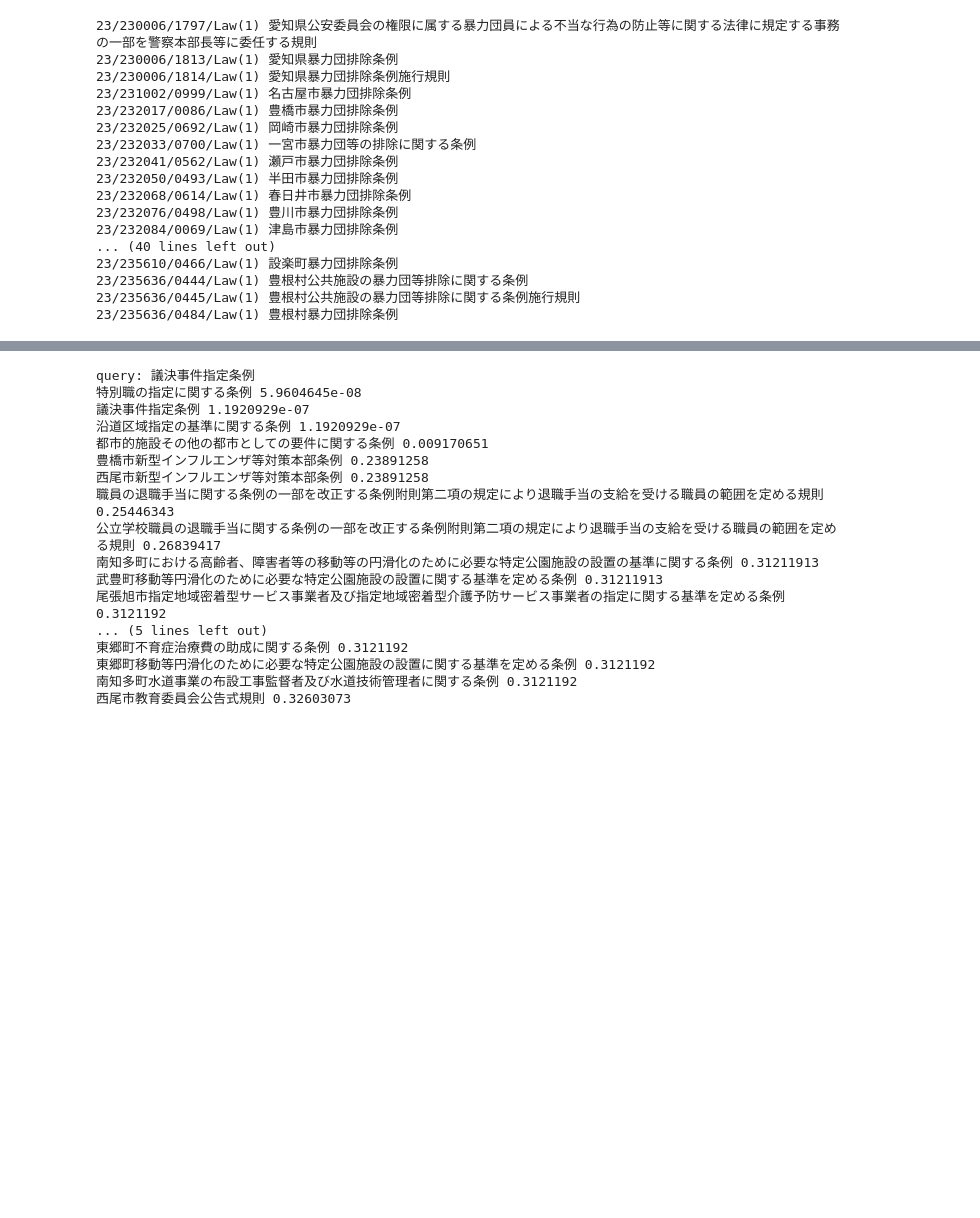
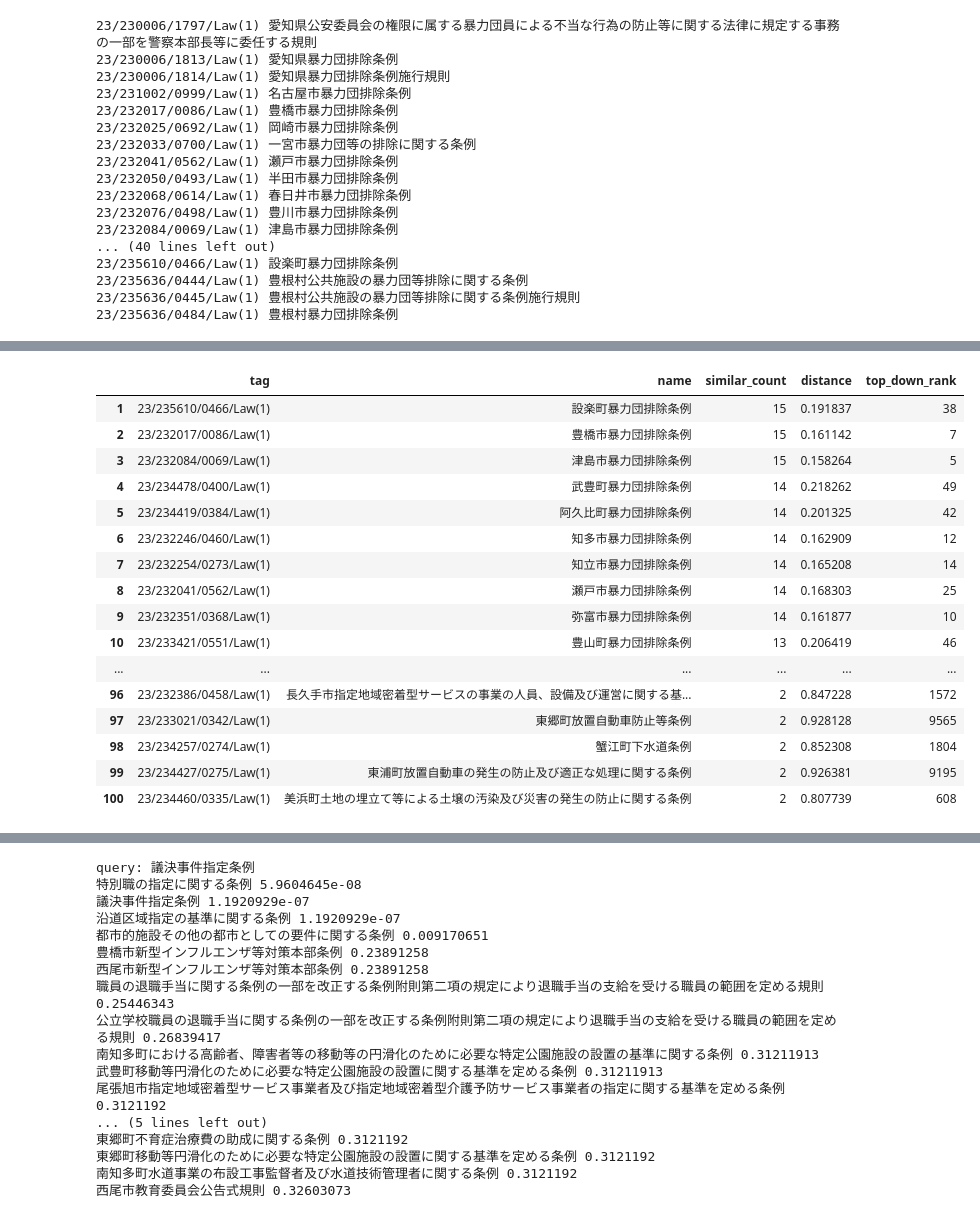
Before and after one commit to Arten013/hjst_model, a Jupyter notebook: pairtable.ipynb, the cells around one changed output, grey strips where cells are left out. Saved outputs shown, nothing was run; the diff lists cells and outputs as text; code cells hidden in the pictures; blank space fills up the shorter version.

```diff
--- a/pairtable.ipynb
+++ b/pairtable.ipynb
@@ -102,0 +69,2 @@ testset = testset_conf.prepare_dataset(False)
+# %%
+hmodel.layers['Sentence'] = layerconf.load_model('swem_ave_gv_tokai_spm_8000-Sentence')
@@ -102,0 +80,7 @@ testset = testset_conf.prepare_dataset(False)
+# %%
+from hjst_model.tokenizer import load_spm
+#m = layerconf.load_model('swem_ave_gv_tokai_spm_8000-Sentence')
+testset.set_iterator_mode(level='Law', gensim=True)
+for td in testset:
+    print(td.tags, td.words)
+    break
@@ -216,0 +195,8 @@ add target: 扶桑町文化財保護条例 0.216042
+# %%
+query = "23/230006/1813/Law(1)"
+qlevel = re.split('\(', os.path.split(query)[1])[0]
+comp_level = 'Sentence'
+qk = 100000
+comp_k = 100000
+threshold = 0.2
+print("query:", testset.get_elem(query))
@@ -216,0 +234,61 @@ add target: 扶桑町文化財保護条例 0.216042
+# %%
+# 条文対応表作成特化型検索
+start = time.time()
+d, i = sindx.kneighbors(np.matrix(hmodel.layers[qlevel][query]))
+print(i)
+end = time.time()
+qsearch_result =  list(zip(i[0], d[0]))
+print('search', len(qsearch_result), qlevel+'s', 'from', len(qtags), qlevel+'s')
+print('over all top search time', round(end-start, 3), 'sec')
+
+"""
+print('Construct index for', qlevel, 'level')
+testset.set_iterator_mode(level=qlevel, tag=True, sentence=False)
+qtags = list(testset)
+print('using', len(qtags), qlevel+'s')
+vectors = np.matrix([self.layers[level][tag] for tag in tags])
+index = nmslib.init(method='hnsw', space='cosinesimil')
+index.addDataPointBatch(vectors)
+index.createIndex({'post': 2}, print_progress=True)
+print(vectors.shape)
+"""
+
+
+print('create', qlevel, 'counter')
+qlevel_counter = Counter()
+search_time = 0.0
+for elem in testset.get_elem(query).depth_first_iteration([getattr(etypes, comp_level)]):
+    t = time.time()
+    tidx_list, distance_list = index.knnQuery(hmodel.layers[comp_level][elem.code], k=comp_k+1)
+    search_time += time.time() - t
+    for tidx, distance in zip(tidx_list, distance_list):
+        if distance > threshold:
+            break
+        i = 0
+        tag_parts = Path(tags[tidx]).parts
+        for p in tag_parts:
+            if qlevel in p:
+                break
+            i += 1
+        qlevel_tag = '/'.join(tag_parts[:i+1])
+        qlevel_counter[qlevel_tag] = qlevel_counter.get(qlevel_tag, 0) + 1
+print('over all bottom up search time', round(search_time, 3), 'sec')
+
+target_law_tags = [query]
+result_df[comp_k] = pd.DataFrame(columns=['tag', 'name', 'similar_count', 'distance', 'top_down_rank'])
+rank = 0
+for tag, count in qlevel_counter.most_common(100+1):
+    if tag == query:
+        continue
+    ldist = 'Out of top{}'.format(qk)
+    qs_rank = None
+    for r, (ltidx, dist) in enumerate(qsearch_result):
+        if qtags[ltidx] == tag:
+            ldist = dist
+            qs_rank = r
+            break
+    target_law_tags.append(tag)
+    rank += 1
+    result_df[comp_k].loc[rank] = [tag, testset.get_elem(tag), count, ldist, qs_rank]
+result_df[comp_k]
+# %% [output]
@@ -217 +300,18 @@ add target: 扶桑町文化財保護条例 0.216042
+|  | tag | name | similar_count | distance | top_down_rank |
+| 1 | 23/235610/0466/Law(1) | 設楽町暴力団排除条例 | 15 | 0.191837 | 38 |
+| 2 | 23/232017/0086/Law(1) | 豊橋市暴力団排除条例 | 15 | 0.161142 | 7 |
+| 3 | 23/232084/0069/Law(1) | 津島市暴力団排除条例 | 15 | 0.158264 | 5 |
+| 4 | 23/234478/0400/Law(1) | 武豊町暴力団排除条例 | 14 | 0.218262 | 49 |
+| 5 | 23/234419/0384/Law(1) | 阿久比町暴力団排除条例 | 14 | 0.201325 | 42 |
+| 6 | 23/232246/0460/Law(1) | 知多市暴力団排除条例 | 14 | 0.162909 | 12 |
+| 7 | 23/232254/0273/Law(1) | 知立市暴力団排除条例 | 14 | 0.165208 | 14 |
+| 8 | 23/232041/0562/Law(1) | 瀬戸市暴力団排除条例 | 14 | 0.168303 | 25 |
+| 9 | 23/232351/0368/Law(1) | 弥富市暴力団排除条例 | 14 | 0.161877 | 10 |
+| 10 | 23/233421/0551/Law(1) | 豊山町暴力団排除条例 | 13 | 0.206419 | 46 |
+| ... | ... | ... | ... | ... | ... |
+| 96 | 23/232386/0458/Law(1) | 長久手市指定地域密着型サービスの事業の人員、設備及び運営に関する基... | 2 | 0.847228 | 1572 |
+| 97 | 23/233021/0342/Law(1) | 東郷町放置自動車防止等条例 | 2 | 0.928128 | 9565 |
+| 98 | 23/234257/0274/Law(1) | 蟹江町下水道条例 | 2 | 0.852308 | 1804 |
+| 99 | 23/234427/0275/Law(1) | 東浦町放置自動車の発生の防止及び適正な処理に関する条例 | 2 | 0.926381 | 9195 |
+| 100 | 23/234460/0335/Law(1) | 美浜町土地の埋立て等による土壌の汚染及び災害の発生の防止に関する条例 | 2 | 0.807739 | 608 |
 # %%
```
Also changed, not shown: parts of 30 cells of this notebook, 7 other files.
